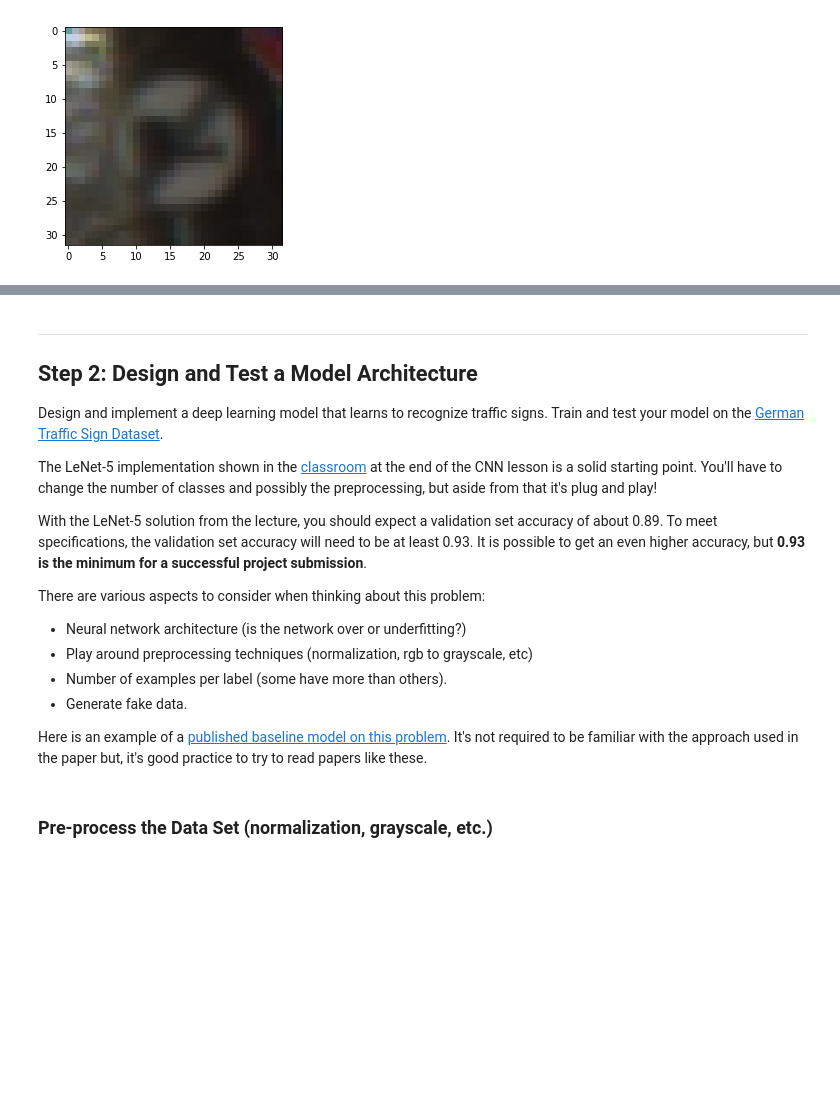
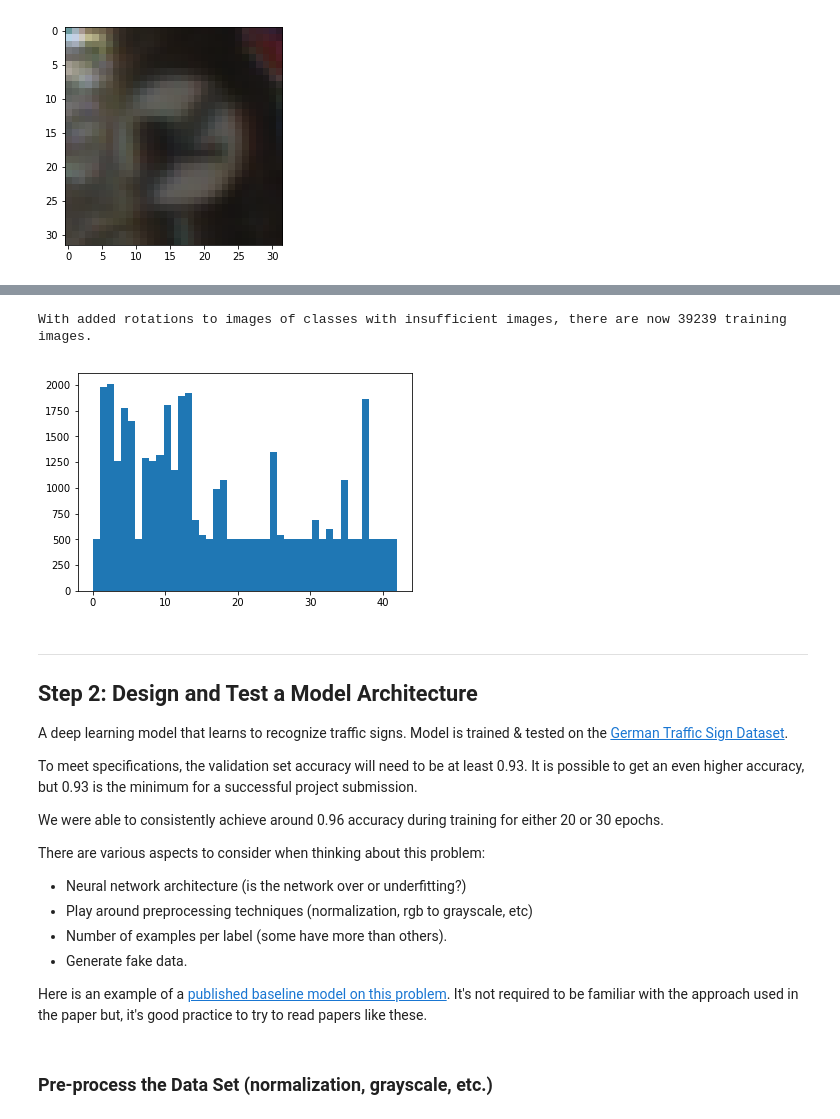
Before and after one commit to SeanColombo/CarND-Traffic-Sign-Classifier-Project, a Jupyter notebook: Traffic_Sign_Classifier.ipynb, the cells around one changed output, grey strips where cells are left out. Drawn from its saved outputs; the diff is of its cells as text; code cells hidden in the pictures; blank space fills up the shorter version.

Commit message:
Committing the final version of the Jupyter Notebook. It has around 0.96 accuracy consistently after 20-30 epochs.

```diff
--- a/Traffic_Sign_Classifier.ipynb
+++ b/Traffic_Sign_Classifier.ipynb
@@ -191,13 +215,73 @@ HTML(get_sample_sign_html(X_train, y_train, sign_legend))
+# %%
+# After we show the table with examples of each traffic sign type, we showed a histogram of how many examples
+# exist for each type. We can see that there are very few examples for several types.
+# So here, we will create variants of images from the input classes which don't have many actual examples. This will
+# prevent the network from biasing too strongly towards the classes with more examples.
+from scipy import ndimage
+import random
+
+# Similar data to what we have in num_examples_for_id, but this is a flat array instead of a dictionary.
+bincount_examples = np.bincount(y_train)
+#mean_examples_per_class = int(np.mean(bincount_examples)) #reasonable heuristic but can't run the cell multiple times safely
+min_images_per_class = 500
+
+# How much we want to rotate the images (absolute values - we'll actually do both positive and negative rotations).
+min_degrees = 5 # inclusive
+max_degrees = 20 # inclusive
+
+# We want to make each class have at least the original Mean number of images.
+for sign_id in num_examples_for_id:
+    num_examples = num_examples_for_id[sign_id]
+
+    # Generate rotated versions of original images
+    indeces_of_pics_in_class = np.where(y_train == sign_id)[0]
+    #print("indeces: ",indeces_of_pics_in_class)
+    #print("Num in class: ",len(indeces_of_pics_in_class))
+    #print("Num expected in class: ",num_examples)
+
+    num_to_make = (min_images_per_class - num_examples)
+    if(num_to_make > 0):
+        images_to_add = []
+        classifications_to_add = []
+
+        for num in range(num_to_make):
+            # Choose one of the images from this class.
+            image_index = indeces_of_pics_in_class[random.randint(0, num_examples-1)]
+            source_image = X_train[image_index]
+
+            # Rotate the image & store it and its classification.
+            rotated_image = ndimage.rotate(source_image,
+                                            (random.choice([1, -1]) * random.randint(min_degrees, max_degrees)),
+                                            axes=(1,0),
+                                            reshape=False)
+            images_to_add.append(rotated_image)
+            classifications_to_add.append(sign_id)
+
+        num_examples_for_id[sign_id] += len(images_to_add)
+
+        # Need to append along a specific axis
+        X_train = np.append(X_train, np.array(images_to_add), axis=0)
+        y_train = np.append(y_train, np.array(classifications_to_add), axis=0)
+
+
+
+# Now make sure that the histogram makes more sense.
+plt.hist(y_train, bins = n_classes)
+n_train = len(X_train)
+print("With added rotations to images of classes with insufficient images, there are now " + str(n_train) + " training images.")
+# %% [output]
+With added rotations to images of classes with insufficient images, there are now 39239 training images.
+[figure, added]
 # %% [markdown]
 ----
 
 ## Step 2: Design and Test a Model Architecture
 
-Design and implement a deep learning model that learns to recognize traffic signs. Train and test your model on the [German Traffic Sign Dataset](http://benchmark.ini.rub.de/?section=gtsrb&subsection=dataset).
+A deep learning model that learns to recognize traffic signs. Model is trained & tested on the [German Traffic Sign Dataset](http://benchmark.ini.rub.de/?section=gtsrb&subsection=dataset).
 
-The LeNet-5 implementation shown in the [classroom](https://classroom.udacity.com/nanodegrees/nd013/parts/fbf77062-5703-404e-b60c-95b78b2f3f9e/modules/6df7ae49-c61c-4bb2-a23e-6527e69209ec/lessons/601ae704-1035-4287-8b11-e2c2716217ad/concepts/d4aca031-508f-4e0b-b493-e7b706120f81) at the end of the CNN lesson is a solid starting point. You'll have to change the number of classes and possibly the preprocessing, but aside from that it's plug and play!
+To meet specifications, the validation set accuracy will need to be at least 0.93. It is possible to get an even higher accuracy, but 0.93 is the minimum for a successful project submission.
 
-With the LeNet-5 solution from the lecture, you should expect a validation set accuracy of about 0.89. To meet specifications, the validation set accuracy will need to be at least 0.93. It is possible to get an even higher accuracy, but **0.93 is the minimum for a successful project submission**.
+We were able to consistently achieve around 0.96 accuracy during training for either 20 or 30 epochs.
 
 There are various aspects to consider when thinking about this problem:
 
```
Also changed, not shown: parts of 33 cells of this notebook, 3 other files.
